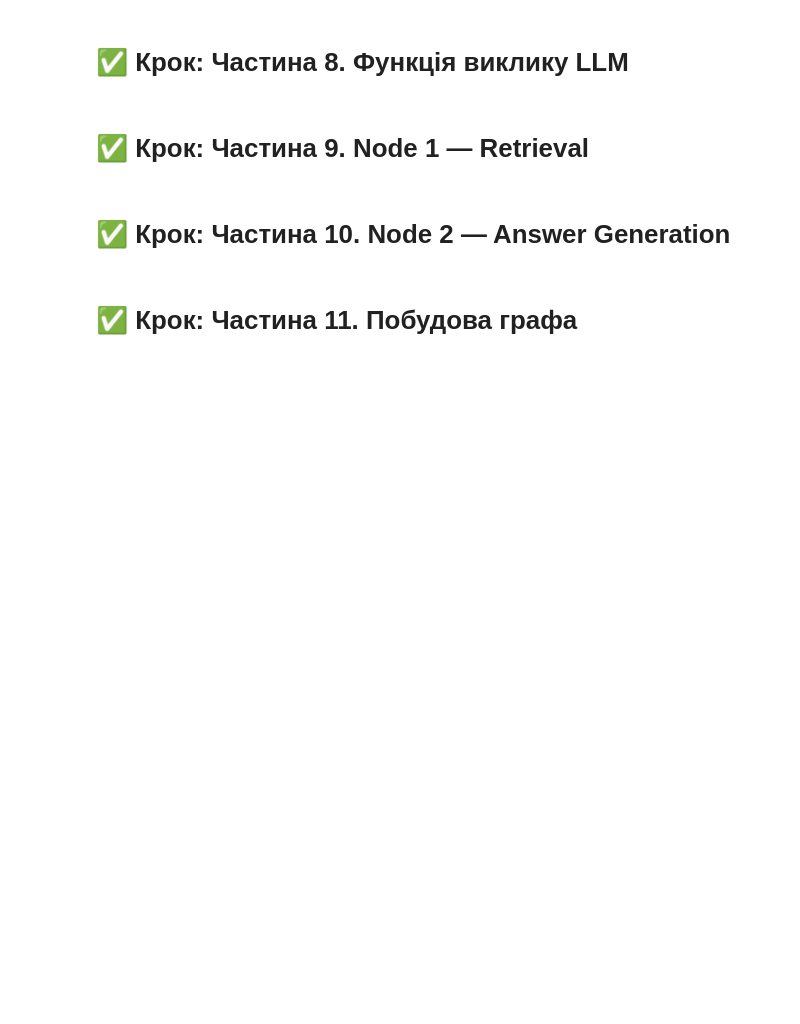
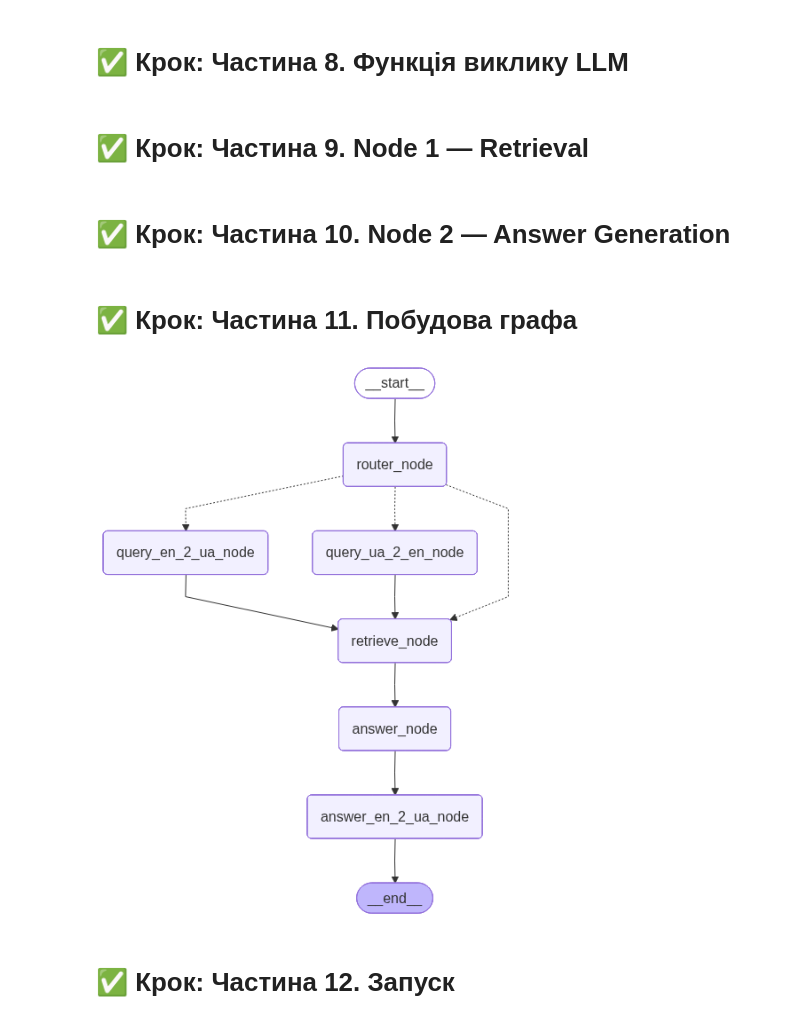
Before and after one commit to BogdanPinchuk/DataScience-PBY_HW25, a Jupyter notebook: Bohdan_Pinchuk_DS_HW25.ipynb, the cells around one changed output. Saved outputs shown, nothing was run; the diff lists cells and outputs as text; code cells hidden in the pictures; blank space fills up the shorter version.

```diff
--- a/Bohdan_Pinchuk_DS_HW25.ipynb
+++ b/Bohdan_Pinchuk_DS_HW25.ipynb
@@ -847,3 +867,46 @@ def translation_en_2_ua(state: RAGState):
 # Print results
 # %% [markdown]
 # ✅ Крок: Частина 11. Побудова графа
+# %%
+# Build Graph
+
+from IPython.display import Image, display
+from langgraph.graph import StateGraph, START, END
+
+# Input data
+
+# Solution
+builder = StateGraph(RAGState)  # type: ignore
+
+# додаємо nodes
+builder.add_node("router_node", lambda state: state)  # passthrough function
+builder.add_node("retrieve_node", retrieve_documents)  # type: ignore
+builder.add_node("answer_node", generate_answer)  # type: ignore
+builder.add_node("query_en_2_ua_node", translation_query_en_2_ua)  # type: ignore
+builder.add_node("query_ua_2_en_node", translation_query_ua_2_en)  # type: ignore
+builder.add_node("answer_en_2_ua_node", translation_answer_en_2_ua)  # type: ignore
+
+# задаємо шляхи
+builder.add_edge(START, "router_node")
+builder.add_conditional_edges("router_node", decide_translation_node,
+                              {
+                                  "query_en_2_ua_node": "query_en_2_ua_node",
+                                  "query_ua_2_en_node": "query_ua_2_en_node",
+                                  "retrieve_node": "retrieve_node"
+                              })
+builder.add_edge("query_en_2_ua_node", "retrieve_node")
+builder.add_edge("query_ua_2_en_node", "retrieve_node")
+builder.add_edge("retrieve_node", "answer_node")
+builder.add_edge("answer_node", "answer_en_2_ua_node")
+builder.add_edge("answer_en_2_ua_node", END)
+
+# компіляція
+graph = builder.compile()
+
+# Print results
+
+display(Image(graph.get_graph().draw_mermaid_png()))
+# %% [output]
+[figure, added]
+# %% [markdown]
+# ✅ Крок: Частина 12. Запуск
```
Also changed, not shown: parts of 3 cells of this notebook.
